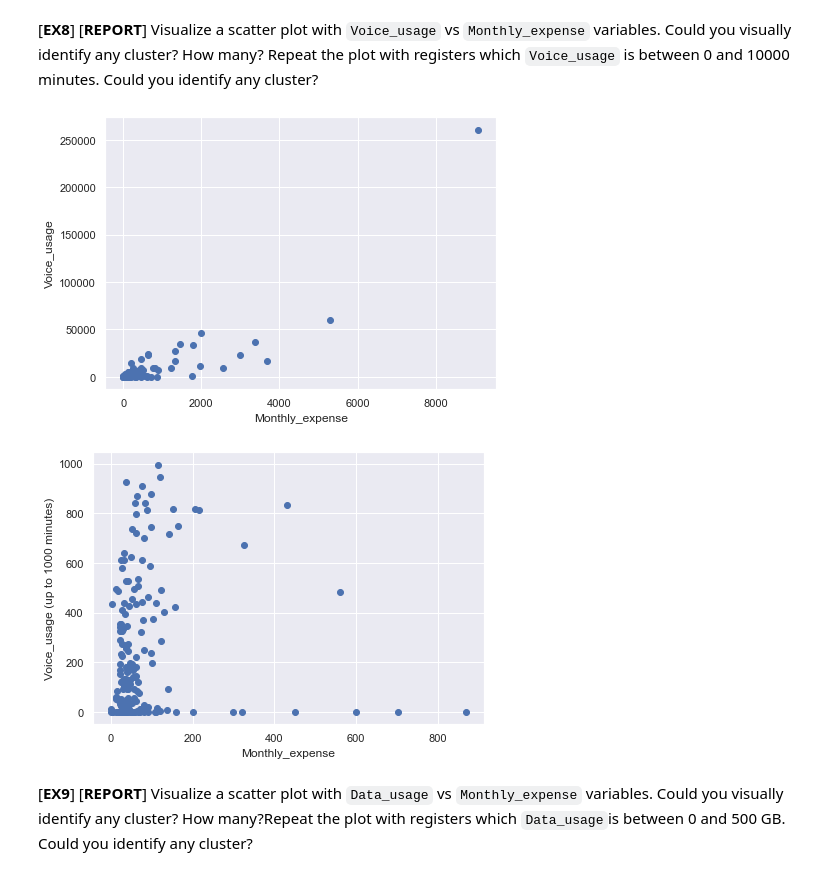
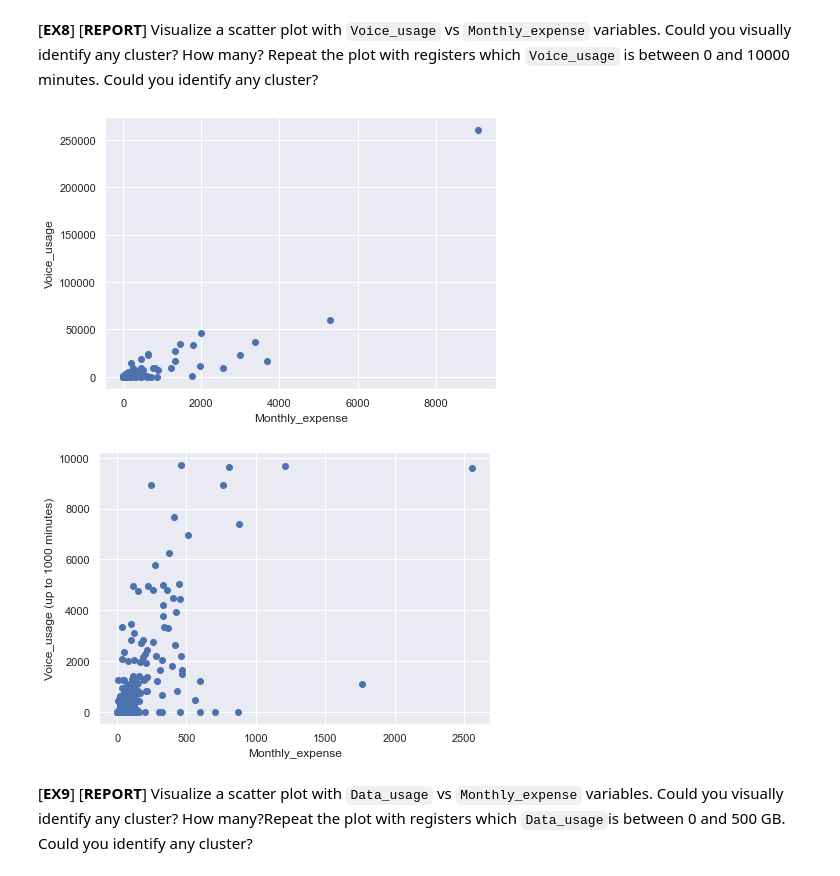
Before and after one commit to Alejandro-FA/UPF-Machine_Learning, a Jupyter notebook: Project-1/P01_Clustering students.ipynb, the cells around one changed output. Cells and saved outputs as stored; diff of their text form; code cells hidden in the pictures.

```diff
--- a/Project-1/P01_Clustering students.ipynb
+++ b/Project-1/P01_Clustering students.ipynb
@@ -407,16 +407,16 @@ training_dt.head()
 # %%
 plt.scatter(training_dt.loc[:,'Monthly_expense'], training_dt.loc[:,'Voice_usage'])
 plt.xlabel('Monthly_expense')
 plt.ylabel('Voice_usage')
 plt.show()
 
-reduced_training_dt = training_dt[training_dt['Voice_usage'] <= 1000 ]
+reduced_training_dt = training_dt[training_dt['Voice_usage'] <= 10000 ]
 plt.scatter(reduced_training_dt.loc[:,'Monthly_expense'], reduced_training_dt.loc[:,'Voice_usage'])
 plt.xlabel('Monthly_expense')
 plt.ylabel('Voice_usage (up to 1000 minutes)')
 plt.show()
 # %% [output]
 [figure]
-[figure, old version]
+[figure, new version]
 # %% [markdown]
 [**EX9**] [**REPORT**] Visualize a scatter plot with `Data_usage` vs `Monthly_expense` variables. Could you visually identify any cluster? How many?Repeat the plot with registers which `Data_usage`is between 0 and 500 GB. Could you identify any cluster?
```
Also changed, not shown: parts of 2 cells of this notebook.
